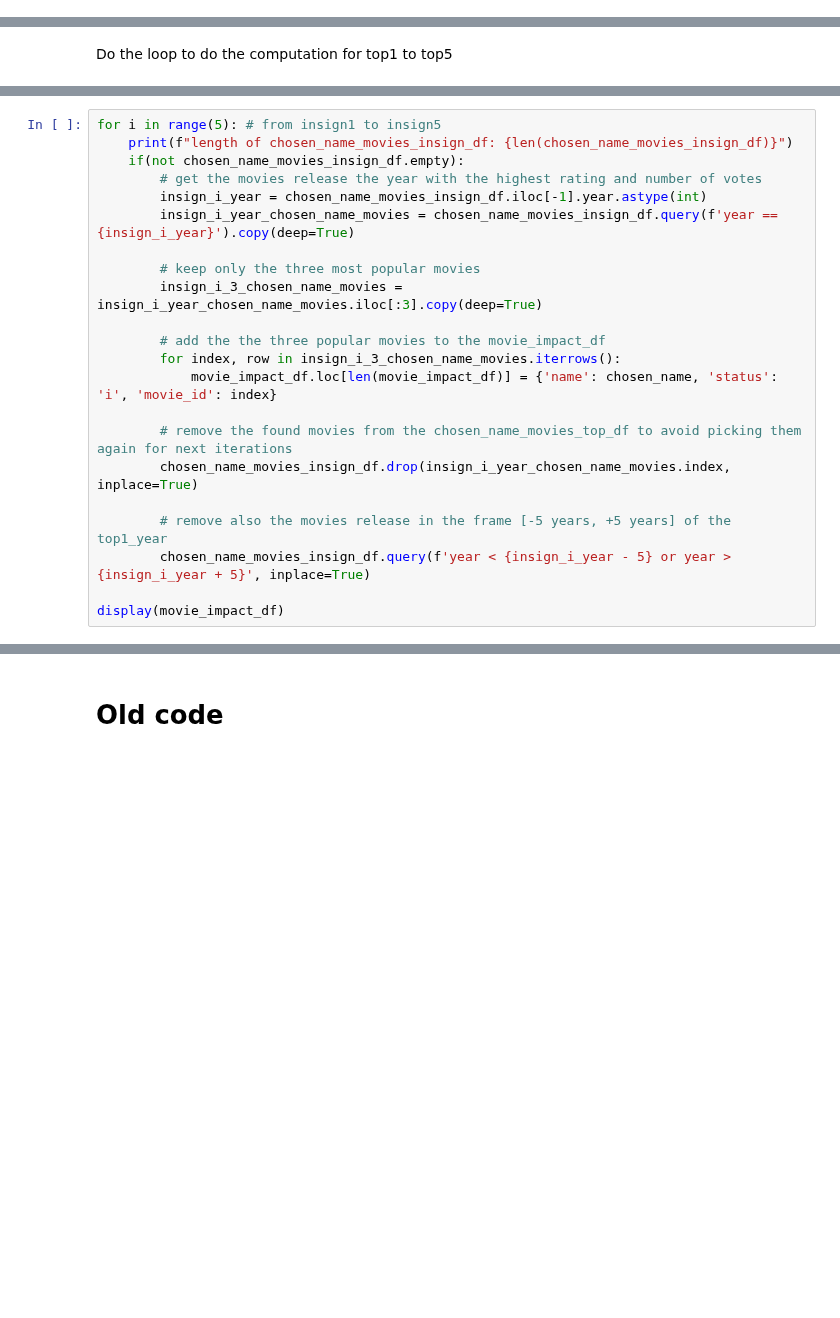
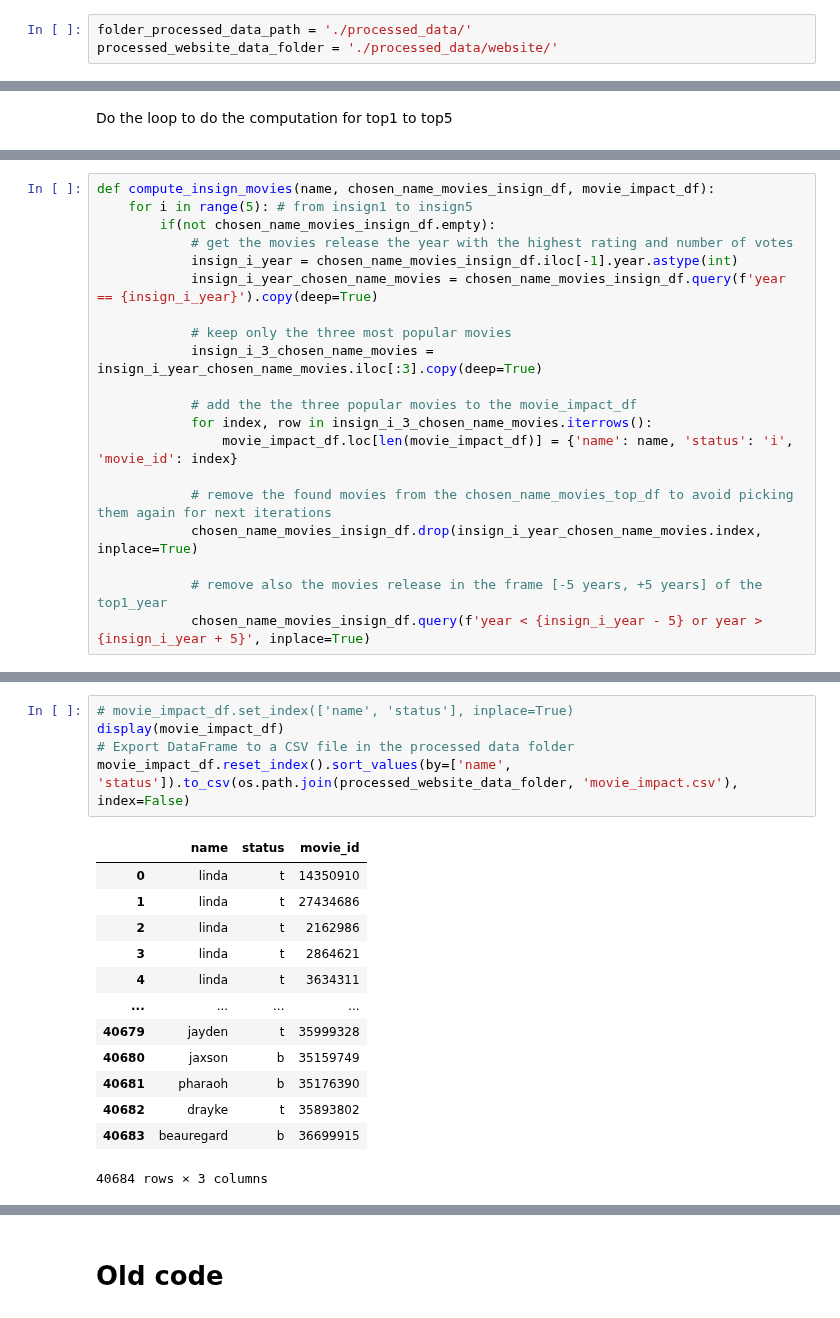
Before and after one commit to epfl-ada/ada-2023-project-abadakor, a Jupyter notebook: data/get_data_for_website.ipynb, the cells around one changed output, grey strips where cells are left out. Cells and saved outputs as stored; diff of their text form; blank space fills up the shorter version.

```diff
--- a/data/get_data_for_website.ipynb
+++ b/data/get_data_for_website.ipynb
@@ -13,3 +13,6 @@ import os
 import matplotlib.pyplot as plt
 # %% [markdown]
 # New code
+# %%
+folder_processed_data_path = './processed_data/'
+processed_website_data_folder = './processed_data/website/'
@@ -262,22 +175,20 @@ display(chosen_name_movies_insign_df)
 # %%
-for i in range(5): # from insign1 to insign5
-    print(f"length of chosen_name_movies_insign_df: {len(chosen_name_movies_insign_df)}")
-    if(not chosen_name_movies_insign_df.empty):
-        # get the movies release the year with the highest rating and number of votes
-        insign_i_year = chosen_name_movies_insign_df.iloc[-1].year.astype(int)
-        insign_i_year_chosen_name_movies = chosen_name_movies_insign_df.query(f'year == {insign_i_year}').copy(deep=True)
+def compute_insign_movies(name, chosen_name_movies_insign_df, movie_impact_df):
+    for i in range(5): # from insign1 to insign5
+        if(not chosen_name_movies_insign_df.empty):
+            # get the movies release the year with the highest rating and number of votes
+            insign_i_year = chosen_name_movies_insign_df.iloc[-1].year.astype(int)
+            insign_i_year_chosen_name_movies = chosen_name_movies_insign_df.query(f'year == {insign_i_year}').copy(deep=True)
 
-        # keep only the three most popular movies
-        insign_i_3_chosen_name_movies = insign_i_year_chosen_name_movies.iloc[:3].copy(deep=True)
+            # keep only the three most popular movies
+            insign_i_3_chosen_name_movies = insign_i_year_chosen_name_movies.iloc[:3].copy(deep=True)
 
-        # add the the three popular movies to the movie_impact_df
-        for index, row in insign_i_3_chosen_name_movies.iterrows():
-            movie_impact_df.loc[len(movie_impact_df)] = {'name': chosen_name, 'status': 'i', 'movie_id': index}
+            # add the the three popular movies to the movie_impact_df
+            for index, row in insign_i_3_chosen_name_movies.iterrows():
+                movie_impact_df.loc[len(movie_impact_df)] = {'name': name, 'status': 'i', 'movie_id': index}
 
-        # remove the found movies from the chosen_name_movies_top_df to avoid picking them again for next iterations
-        chosen_name_movies_insign_df.drop(insign_i_year_chosen_name_movies.index, inplace=True)
+            # remove the found movies from the chosen_name_movies_top_df to avoid picking them again for next iterations
+            chosen_name_movies_insign_df.drop(insign_i_year_chosen_name_movies.index, inplace=True)
 
-        # remove also the movies release in the frame [-5 years, +5 years] of the top1_year
-        chosen_name_movies_insign_df.query(f'year < {insign_i_year - 5} or year > {insign_i_year + 5}', inplace=True)
-
-display(movie_impact_df)
+            # remove also the movies release in the frame [-5 years, +5 years] of the top1_year
+            chosen_name_movies_insign_df.query(f'year < {insign_i_year - 5} or year > {insign_i_year + 5}', inplace=True)
@@ -311,0 +238,19 @@ number of duplicates in movie_impact_df : 0
+# %%
+# movie_impact_df.set_index(['name', 'status'], inplace=True)
+display(movie_impact_df)
+# Export DataFrame to a CSV file in the processed data folder
+movie_impact_df.reset_index().sort_values(by=['name', 'status']).to_csv(os.path.join(processed_website_data_folder, 'movie_impact.csv'), index=False)
+# %% [output]
+|  | name | status | movie_id |
+| 0 | linda | t | 14350910 |
+| 1 | linda | t | 27434686 |
+| 2 | linda | t | 2162986 |
+| 3 | linda | t | 2864621 |
+| 4 | linda | t | 3634311 |
+| ... | ... | ... | ... |
+| 40679 | jayden | t | 35999328 |
+| 40680 | jaxson | b | 35159749 |
+| 40681 | pharaoh | b | 35176390 |
+| 40682 | drayke | t | 35893802 |
+| 40683 | beauregard | b | 36699915 |
+40684 rows × 3 columns
```
Also changed, not shown: parts of 32 cells of this notebook, 2 other files.
